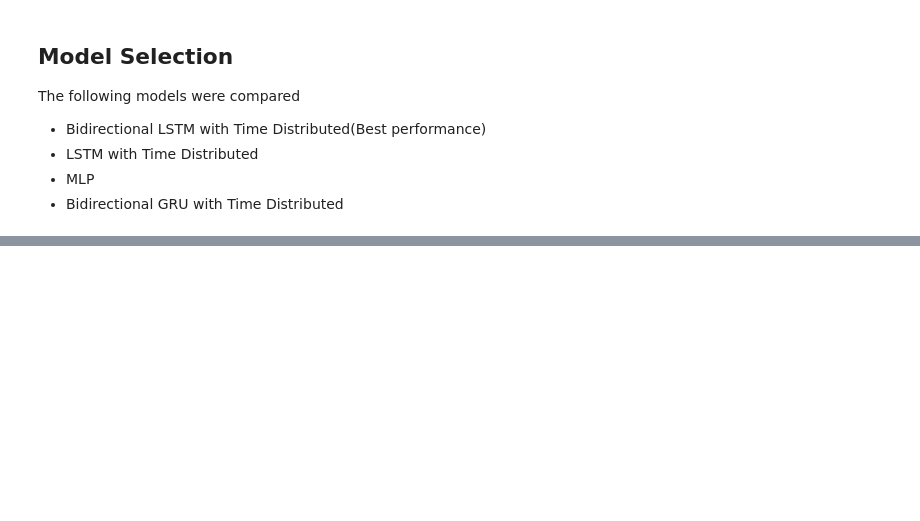
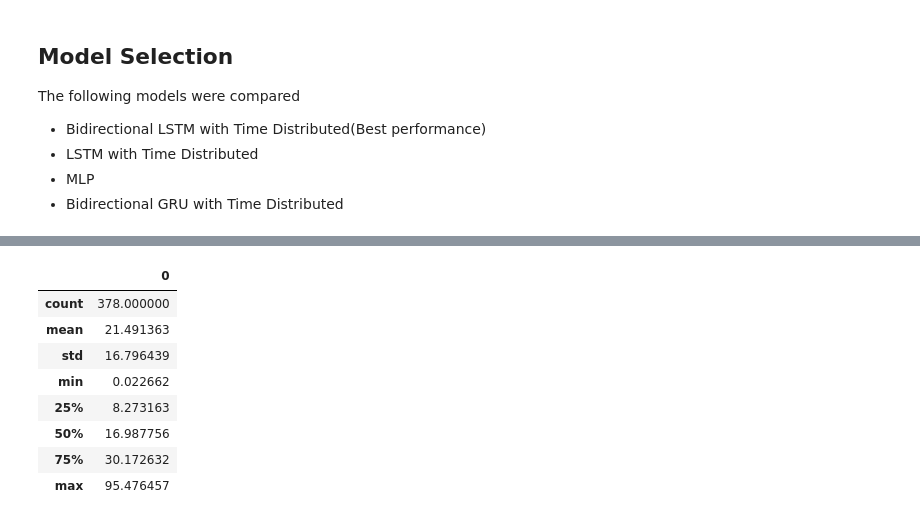
Before and after one commit to hammad93/hurricane-net, a Jupyter notebook: hurricane-net.ipynb, the cells around one changed output, grey strips where cells are left out. Drawn from its saved outputs; the diff is of its cells as text; code cells hidden in the pictures; blank space fills up the shorter version.

```diff
--- a/hurricane-net.ipynb
+++ b/hurricane-net.ipynb
@@ -642,0 +757,12 @@ tracks['wind_predictions']
+# %%
+pd.DataFrame(intensity_errors['48']).describe()
+# %% [output]
+|  | 0 |
+| count | 378.000000 |
+| mean | 21.491363 |
+| std | 16.796439 |
+| min | 0.022662 |
+| 25% | 8.273163 |
+| 50% | 16.987756 |
+| 75% | 30.172632 |
+| max | 95.476457 |
```
Also changed, not shown: parts of 31 cells of this notebook, 5 other files.
